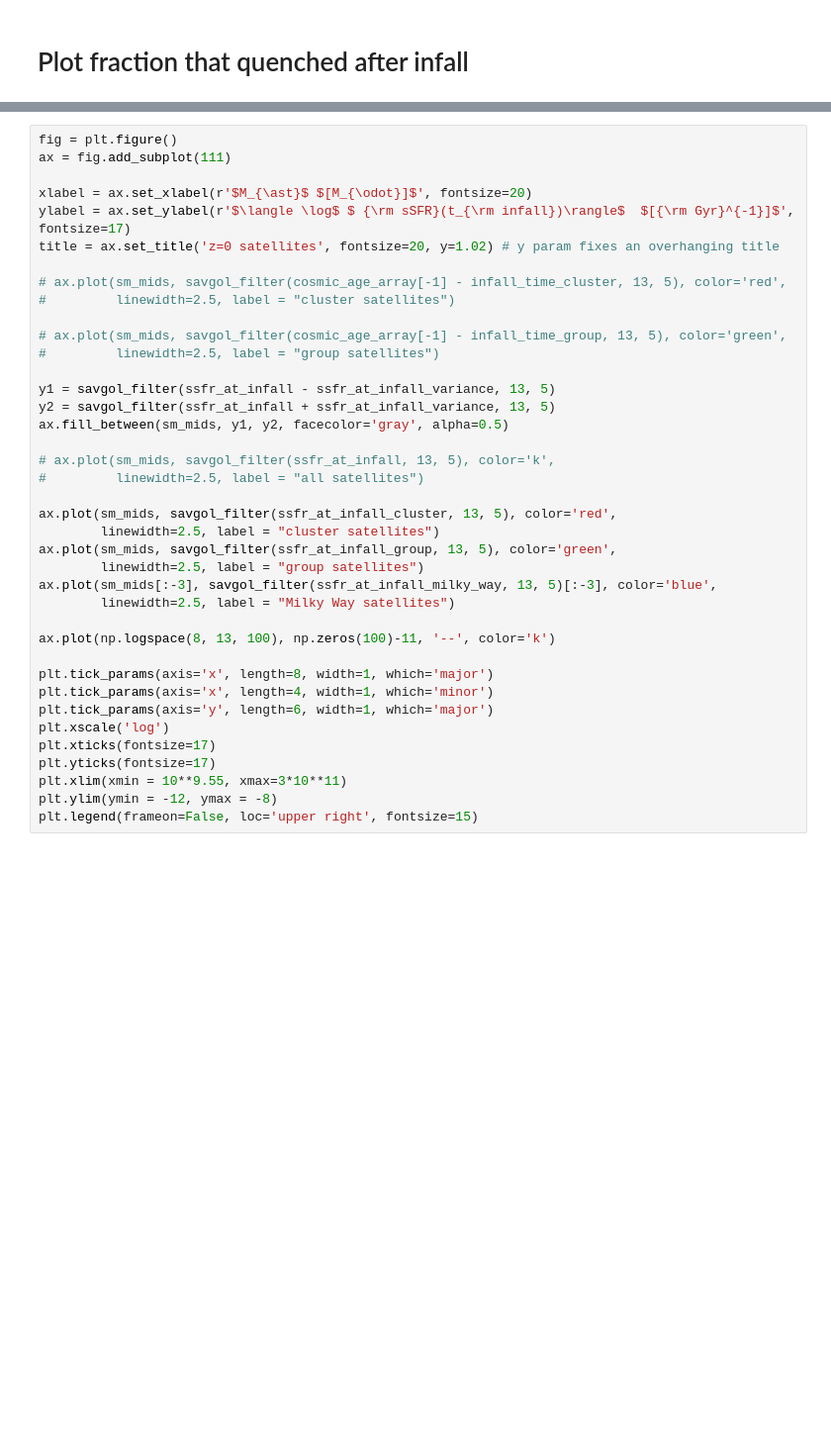
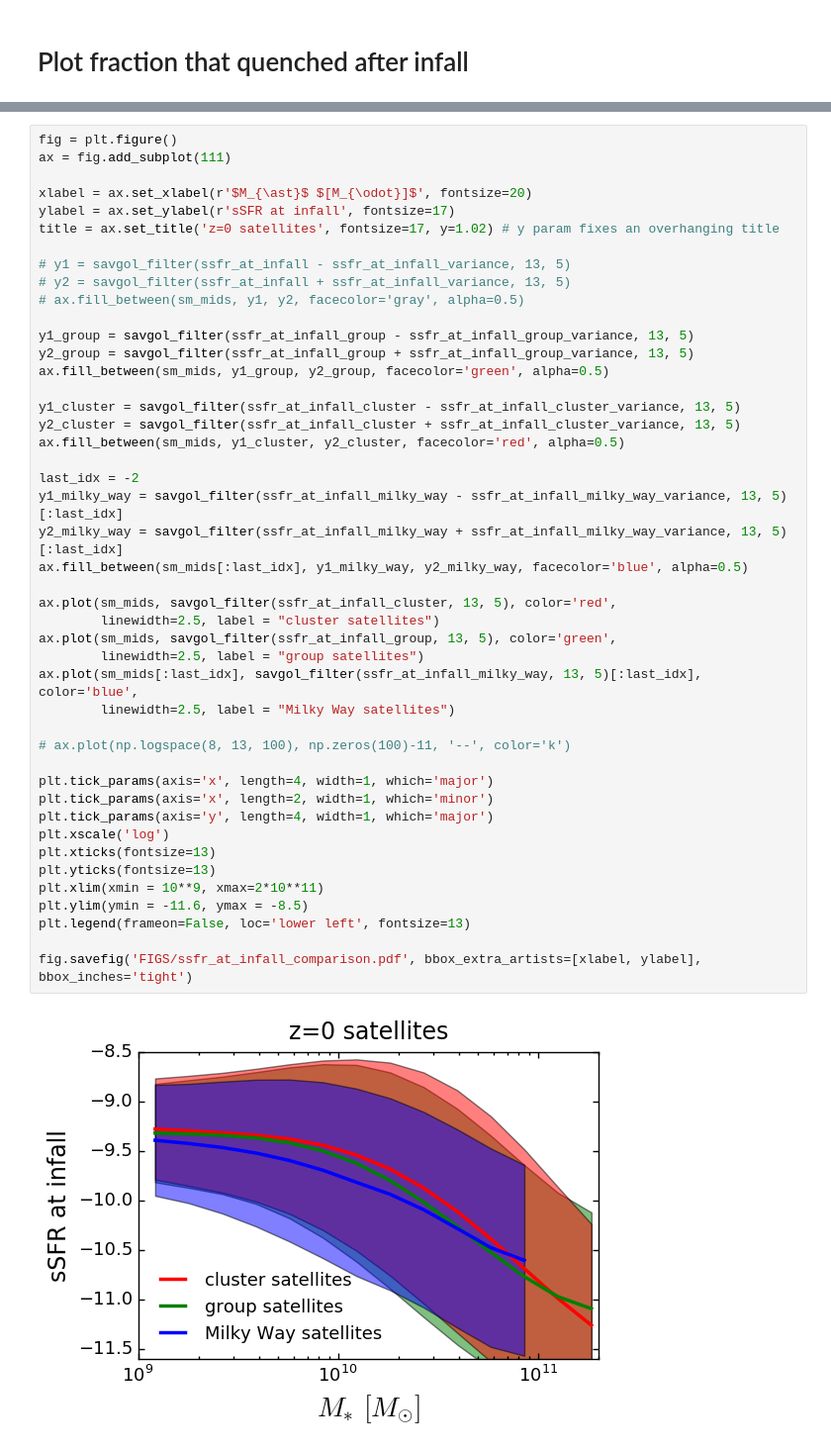
Before and after one commit to aphearin/time_evolving_cam_utils, a Jupyter notebook: compare_infall_times.ipynb, the cells around one changed output, grey strips where cells are left out. Shown at 99% size. Cells and saved outputs as stored; diff of their text form; blank space fills up the shorter version.

```diff
--- a/compare_infall_times.ipynb
+++ b/compare_infall_times.ipynb
@@ -126,39 +147,47 @@ fig.savefig('FIGS/infall_time_comparison.pdf', bbox_extra_artists=[xlabel, ylabe
 # %%
 fig = plt.figure()
 ax = fig.add_subplot(111)
 
 xlabel = ax.set_xlabel(r'$M_{\ast}$ $[M_{\odot}]$', fontsize=20)
-ylabel = ax.set_ylabel(r'$\langle \log$ $ {\rm sSFR}(t_{\rm infall})\rangle$  $[{\rm Gyr}^{-1}]$', fontsize=17)
-title = ax.set_title('z=0 satellites', fontsize=20, y=1.02) # y param fixes an overhanging title
+ylabel = ax.set_ylabel(r'sSFR at infall', fontsize=17)
+title = ax.set_title('z=0 satellites', fontsize=17, y=1.02) # y param fixes an overhanging title
 
-# ax.plot(sm_mids, savgol_filter(cosmic_age_array[-1] - infall_time_cluster, 13, 5), color='red',
-#         linewidth=2.5, label = "cluster satellites")
+# y1 = savgol_filter(ssfr_at_infall - ssfr_at_infall_variance, 13, 5)
+# y2 = savgol_filter(ssfr_at_infall + ssfr_at_infall_variance, 13, 5)
+# ax.fill_between(sm_mids, y1, y2, facecolor='gray', alpha=0.5)
 
-# ax.plot(sm_mids, savgol_filter(cosmic_age_array[-1] - infall_time_group, 13, 5), color='green',
-#         linewidth=2.5, label = "group satellites")
+y1_group = savgol_filter(ssfr_at_infall_group - ssfr_at_infall_group_variance, 13, 5)
+y2_group = savgol_filter(ssfr_at_infall_group + ssfr_at_infall_group_variance, 13, 5)
+ax.fill_between(sm_mids, y1_group, y2_group, facecolor='green', alpha=0.5)
 
-y1 = savgol_filter(ssfr_at_infall - ssfr_at_infall_variance, 13, 5)
-y2 = savgol_filter(ssfr_at_infall + ssfr_at_infall_variance, 13, 5)
-ax.fill_between(sm_mids, y1, y2, facecolor='gray', alpha=0.5)
+y1_cluster = savgol_filter(ssfr_at_infall_cluster - ssfr_at_infall_cluster_variance, 13, 5)
+y2_cluster = savgol_filter(ssfr_at_infall_cluster + ssfr_at_infall_cluster_variance, 13, 5)
+ax.fill_between(sm_mids, y1_cluster, y2_cluster, facecolor='red', alpha=0.5)
 
-# ax.plot(sm_mids, savgol_filter(ssfr_at_infall, 13, 5), color='k',
-#         linewidth=2.5, label = "all satellites")
+last_idx = -2
+y1_milky_way = savgol_filter(ssfr_at_infall_milky_way - ssfr_at_infall_milky_way_variance, 13, 5)[:last_idx]
+y2_milky_way = savgol_filter(ssfr_at_infall_milky_way + ssfr_at_infall_milky_way_variance, 13, 5)[:last_idx]
+ax.fill_between(sm_mids[:last_idx], y1_milky_way, y2_milky_way, facecolor='blue', alpha=0.5)
 
 ax.plot(sm_mids, savgol_filter(ssfr_at_infall_cluster, 13, 5), color='red',
         linewidth=2.5, label = "cluster satellites")
 ax.plot(sm_mids, savgol_filter(ssfr_at_infall_group, 13, 5), color='green',
         linewidth=2.5, label = "group satellites")
-ax.plot(sm_mids[:-3], savgol_filter(ssfr_at_infall_milky_way, 13, 5)[:-3], color='blue',
+ax.plot(sm_mids[:last_idx], savgol_filter(ssfr_at_infall_milky_way, 13, 5)[:last_idx], color='blue',
         linewidth=2.5, label = "Milky Way satellites")
 
-ax.plot(np.logspace(8, 13, 100), np.zeros(100)-11, '--', color='k')
+# ax.plot(np.logspace(8, 13, 100), np.zeros(100)-11, '--', color='k')
 
-plt.tick_params(axis='x', length=8, width=1, which='major')
-plt.tick_params(axis='x', length=4, width=1, which='minor')
-plt.tick_params(axis='y', length=6, width=1, which='major')
+plt.tick_params(axis='x', length=4, width=1, which='major')
+plt.tick_params(axis='x', length=2, width=1, which='minor')
+plt.tick_params(axis='y', length=4, width=1, which='major')
 plt.xscale('log')
-plt.xticks(fontsize=17)
-plt.yticks(fontsize=17)
-plt.xlim(xmin = 10**9.55, xmax=3*10**11)
-plt.ylim(ymin = -12, ymax = -8)
-plt.legend(frameon=False, loc='upper right', fontsize=15)
+plt.xticks(fontsize=13)
+plt.yticks(fontsize=13)
+plt.xlim(xmin = 10**9, xmax=2*10**11)
+plt.ylim(ymin = -11.6, ymax = -8.5)
+plt.legend(frameon=False, loc='lower left', fontsize=13)
+
+fig.savefig('FIGS/ssfr_at_infall_comparison.pdf', bbox_extra_artists=[xlabel, ylabel], bbox_inches='tight')
+# %% [output]
+[figure, added]
```
Also changed, not shown: parts of 5 cells of this notebook, 2 other files.
